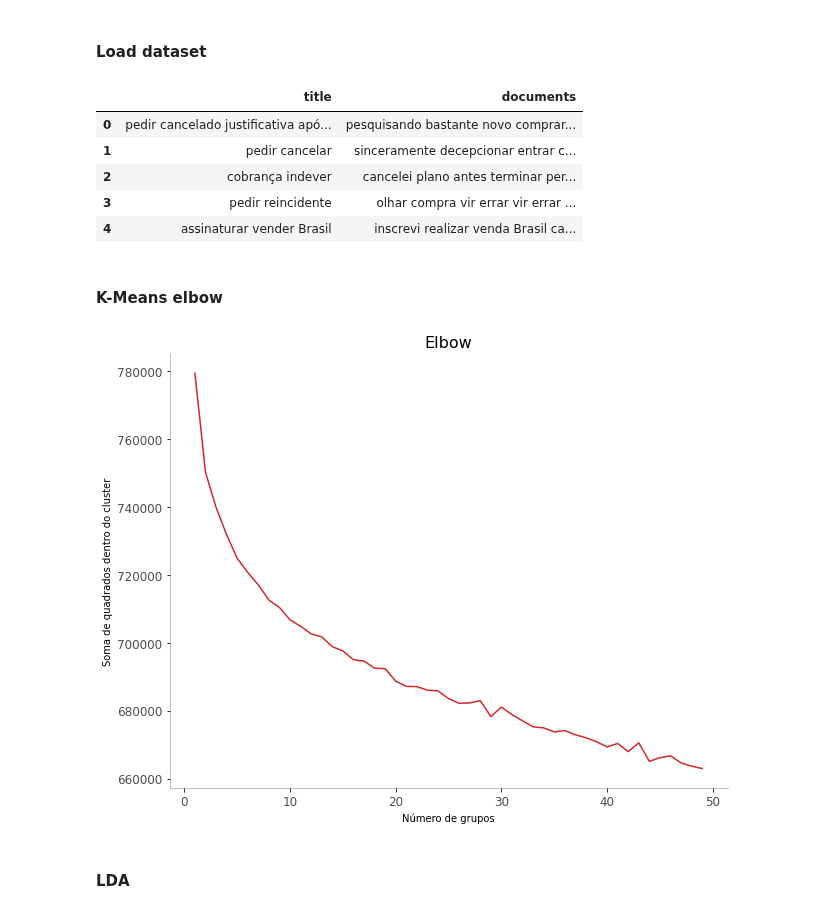
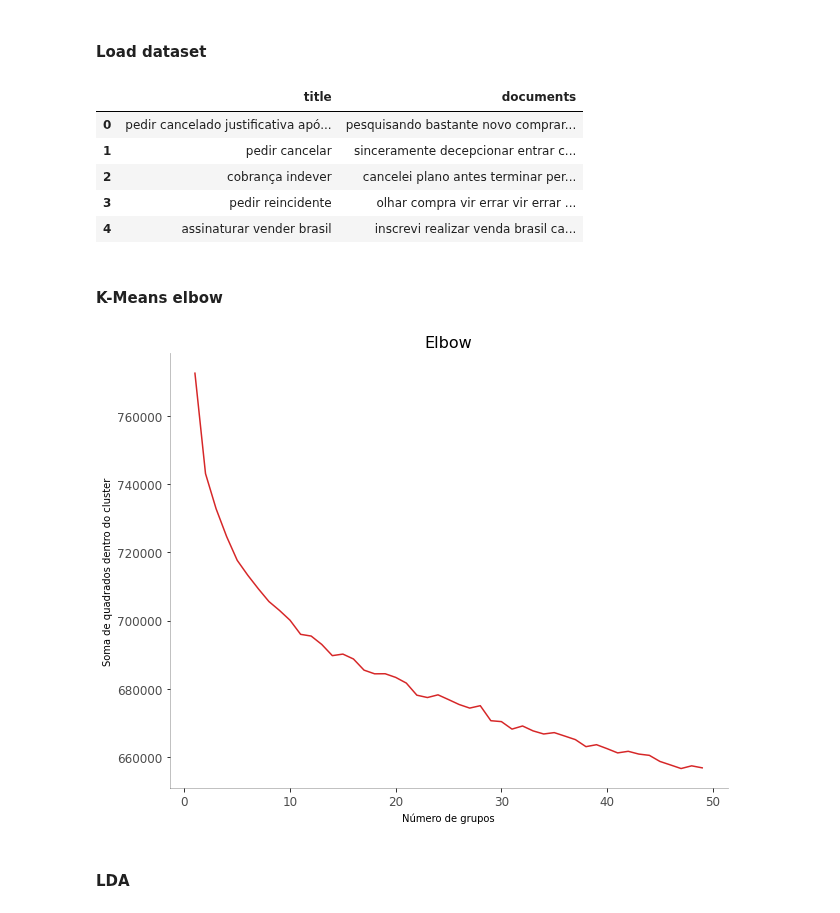
Before and after one commit to mathewsrc/Topic-Modeling-Reclame-Aqui, a Jupyter notebook: Topic_Modeling_Reclame_Aqui_with_LDA.ipynb, the cells around one changed output. Cells and saved outputs as stored; diff of their text form; code cells hidden in the pictures.

```diff
--- a/Topic_Modeling_Reclame_Aqui_with_LDA.ipynb
+++ b/Topic_Modeling_Reclame_Aqui_with_LDA.ipynb
@@ -39,7 +40,9 @@ except:
   from gensim.utils import simple_preprocess
   import optuna # for hyperparameter optimization
 # %%
-WORK_DIR = '/content/Topic-Modeling-Reclame-Aqui/'
+WORK_DIR = '/content/Topic-Modeling-Reclame-Aqui'
+DATASETS_DIR = '/content/Topic-Modeling-Reclame-Aqui/datasets'
+LDA_RESULTS_DIR = '/content/Topic-Modeling-Reclame-Aqui/lda'
 # %% [markdown]
 #### **Github**
 # %%
@@ -70,5 +104,5 @@ WORK_DIR = '/content/Topic-Modeling-Reclame-Aqui/'
 # %%
-df = pd.read_csv(os.path.join(WORK_DIR, 'datasets', 'preprocessed.csv'))
+df = pd.read_csv(os.path.join(DATASETS_DIR, f'preprocessed_{DATASET_VERSION}.csv'))
 # %%
 df.head()
 # %% [output]
@@ -77,12 +111,12 @@ df.head()
 | 1 | pedir cancelar | sinceramente decepcionar entrar c... |
 | 2 | cobrança indever | cancelei plano antes terminar per... |
 | 3 | pedir reincidente | olhar compra vir errar vir errar ... |
-| 4 | assinaturar vender Brasil | inscrevi realizar venda Brasil ca... |
+| 4 | assinaturar vender brasil | inscrevi realizar venda brasil ca... |
 # %% [markdown]
 #### **K-Means elbow**
 # %%
 # convert text documents to bag of words representation
-vectorizer = CountVectorizer(max_df=0.95, min_df=2, max_features=6000, ngram_range=(1, 3))
+vectorizer = CountVectorizer(max_df=0.95, min_df=2, max_features=5000, ngram_range=(1, 3))
 x = vectorizer.fit_transform(df.documents.values)
 # %%
 # use elbow method to find the best number of clusters
@@ -95,28 +129,31 @@ for i in range(1, 50):
 # %%
 # plot elbow
 plt.figure(figsize=[10, 8])
 plt.plot(range(1, NUMBER_OF_CLUSTERS), ls, color='tab:red')
 plt.title('Elbow', fontsize=16)
 plt.xlabel('Número de grupos')
 plt.ylabel('Soma de quadrados dentro do cluster')
 
 # decoration
 plt.xticks(fontsize=12, horizontalalignment='center', alpha=.7)
 plt.yticks(fontsize=12, alpha=.7)
 
 # remove borders
 plt.gca().spines["top"].set_alpha(0.0)
 plt.gca().spines["bottom"].set_alpha(0.3)
 plt.gca().spines["right"].set_alpha(0.0)
 plt.gca().spines["left"].set_alpha(0.3)
 
+if not os.path.exists(LDA_RESULTS_DIR):
+  os.makedirs(LDA_RESULTS_DIR)
+
 # save plot
-plt.savefig(os.path.join(WORK_DIR, 'results', 'lda', f'elbow_{NUMBER_OF_CLUSTERS}.png'))
+plt.savefig(os.path.join(LDA_RESULTS_DIR, f'elbow_{NUMBER_OF_CLUSTERS}_{DATASET_VERSION}.png'))
 
 # show the plot
 plt.show()
 # %% [output]
-[figure, old version]
+[figure, new version]
 # %% [markdown]
 #### **LDA**
 # %%
```
Also changed, not shown: parts of 20 cells of this notebook.
